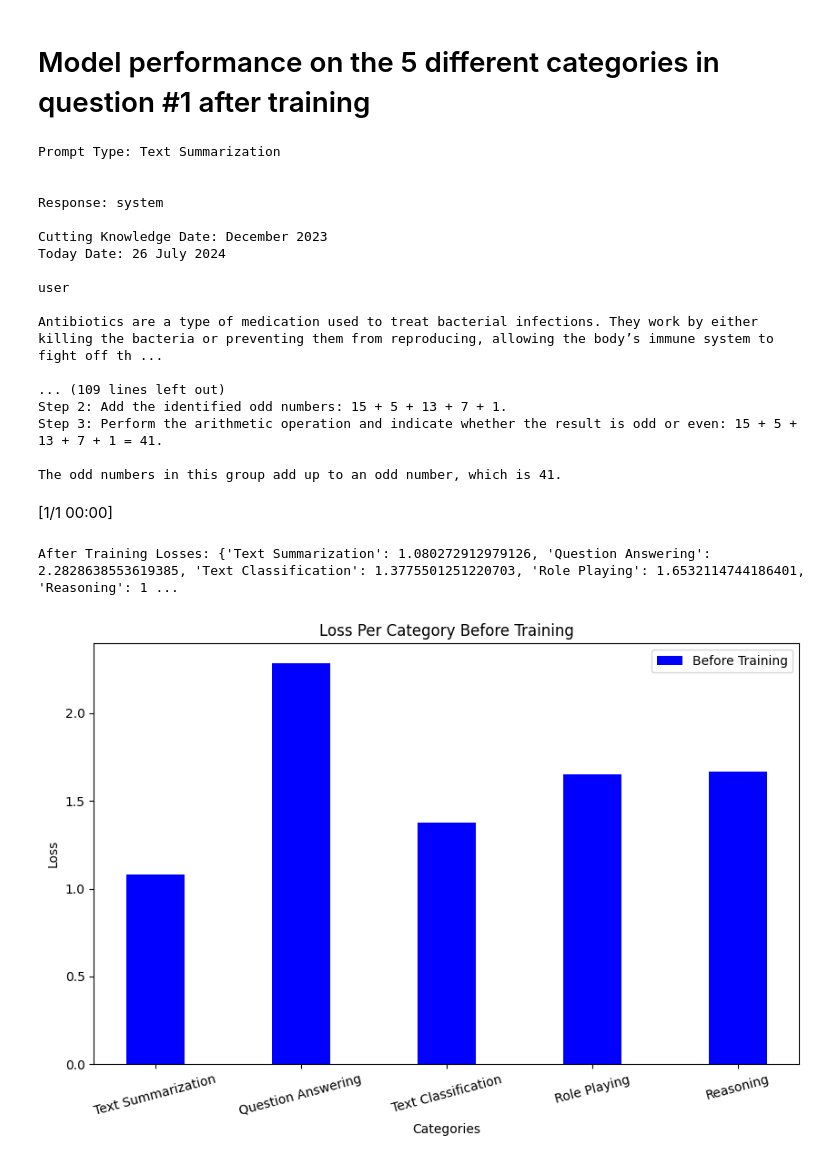
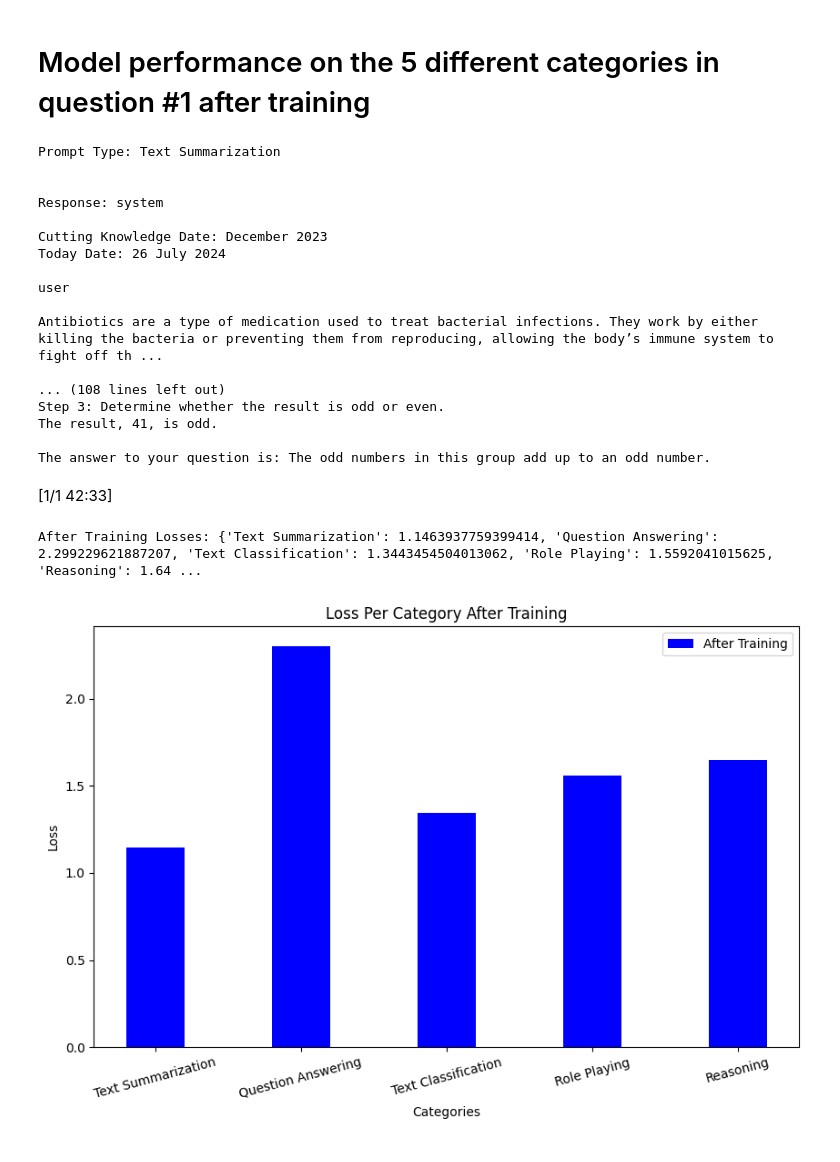
Before and after one commit to IslamiTP/Intro-to-LLM-Homework-2, a Jupyter notebook: run_ollama_in_colab.ipynb, the cells around one changed output. Cells and saved outputs as stored; diff of their text form; code cells hidden in the pictures.

Commit message:
Finished Training. Results are displayed in the cells.

```diff
--- a/run_ollama_in_colab.ipynb
+++ b/run_ollama_in_colab.ipynb
@@ -548,39 +548,39 @@ print("After Training Losses:", after_training_losses)
 
 # Prepare data for visualization
 categories = list(after_training_losses.keys())
 before_losses = [after_training_losses[cat] for cat in categories]
 
 # Plot bar chart
 x = range(len(categories))
 width = 0.4
 
 plt.figure(figsize=(10, 6))
-plt.bar(x, before_losses, width, label="Before Training", color="blue")
+plt.bar(x, before_losses, width, label="After Training", color="blue")
 
 plt.xlabel("Categories")
 plt.ylabel("Loss")
-plt.title("Loss Per Category Before Training")
+plt.title("Loss Per Category After Training")
 plt.xticks(x, categories, rotation=15)
 plt.legend()
 plt.show()
 # %% [output]
 Prompt Type: Text Summarization
 
 
 Response: system
 
 Cutting Knowledge Date: December 2023
 Today Date: 26 July 2024
 
 user
 
 Antibiotics are a type of medication used to treat bacterial infections. They work by either killing the bacteria or preventing them from reproducing, allowing the body’s immune system to fight off th ...
 
-... (109 lines left out)
-Step 2: Add the identified odd numbers: 15 + 5 + 13 + 7 + 1.
-Step 3: Perform the arithmetic operation and indicate whether the result is odd or even: 15 + 5 + 13 + 7 + 1 = 41.
+... (108 lines left out)
+Step 3: Determine whether the result is odd or even.
+The result, 41, is odd.
 
-The odd numbers in this group add up to an odd number, which is 41.
+The answer to your question is: The odd numbers in this group add up to an odd number.
-[1/1 00:00]
+[1/1 42:33]
-After Training Losses: {'Text Summarization': 1.080272912979126, 'Question Answering': 2.2828638553619385, 'Text Classification': 1.3775501251220703, 'Role Playing': 1.6532114744186401, 'Reasoning': 1 ...
+After Training Losses: {'Text Summarization': 1.1463937759399414, 'Question Answering': 2.299229621887207, 'Text Classification': 1.3443454504013062, 'Role Playing': 1.5592041015625, 'Reasoning': 1.64 ...
-[figure, old version]
+[figure, new version]
```
Also changed, not shown: parts of 2 cells of this notebook.
